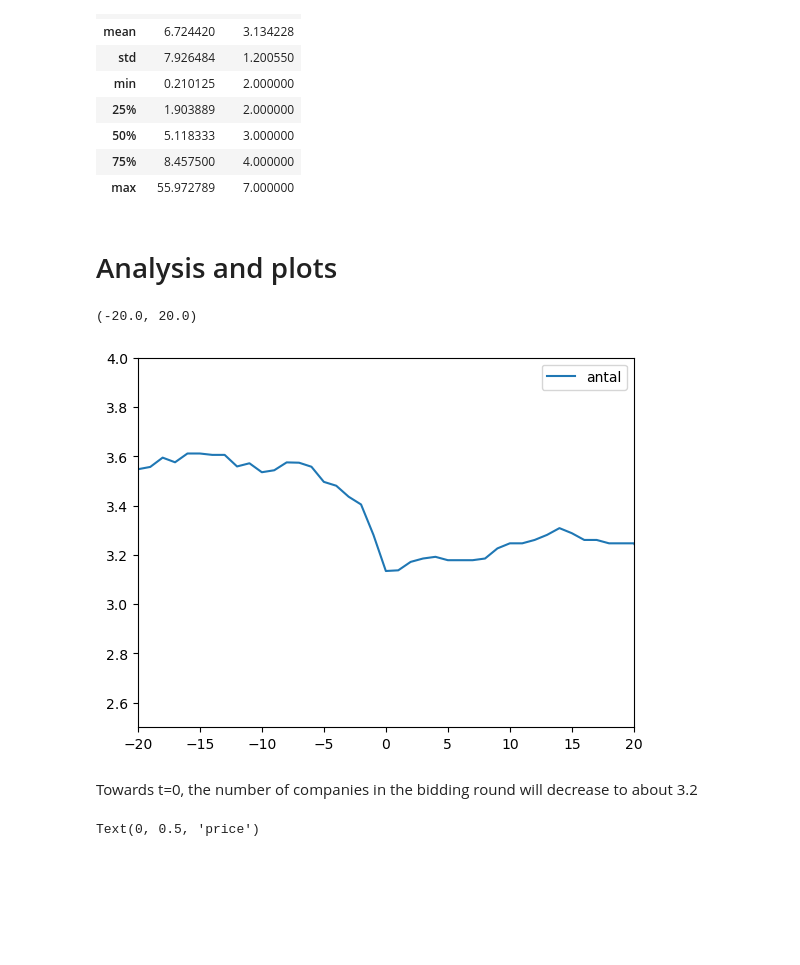
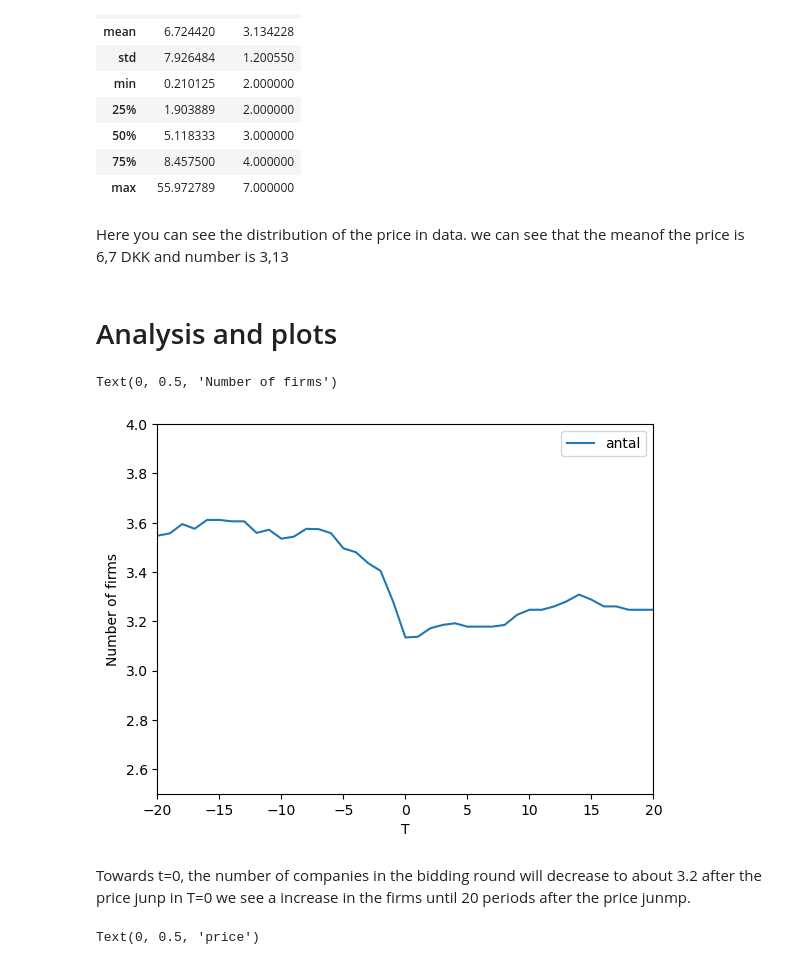
Before and after one commit to NumEconCopenhagen/projects-2023-rikke-og-emma, a Jupyter notebook: dataproject/dataproject.ipynb, the cells around one changed output. Cells and saved outputs as stored; diff of their text form; code cells hidden in the pictures; blank space fills up the shorter version.

Commit message:
data project ret

```diff
--- a/dataproject/dataproject.ipynb
+++ b/dataproject/dataproject.ipynb
@@ -197,24 +195,28 @@ dat2[dat2['tp']==0].describe()[['pris','antal']]
 | 50% | 5.118333 | 3.000000 |
 | 75% | 8.457500 | 4.000000 |
 | max | 55.972789 | 7.000000 |
+# %% [markdown]
+Here you can see the distribution of the price in data. we can see that the meanof the price is 6,7 DKK and number is 3,13
 # %% [markdown]
 # Analysis and plots
 # %%
 #loads dat2 to investigate how many companies participate in a bidding round that happens every 14 days
 dat2 = pd.read_csv('dat2.csv', sep=',')
 
 #find the average number of compaines in the bidding round
 datat = dat2.groupby('tp').antal.mean().to_frame()
 datatm =dat2.groupby('tm').antal.mean().to_frame()
 antalgrouped = datat.append(datatm)
 antalgrouped.plot()
 plt.ylim(2.5,4)
 plt.xlim(-20, 20)
+plt.xlabel('T')
+plt.ylabel('Number of firms')
 # %% [output]
-(-20.0, 20.0)
+Text(0, 0.5, 'Number of firms')
-[figure, old version]
+[figure, new version]
 # %% [markdown]
-Towards t=0, the number of companies in the bidding round will decrease to about 3.2
+Towards t=0, the number of companies in the bidding round will decrease to about 3.2 after the price junp in T=0 we see a increase in the firms until 20 periods after the price junmp.
 # %%
 #Now we find the median of firms and plot them
 median_pris=dat2.groupby('antal').pris.median().loc[2:10]
```
Also changed, not shown: parts of 6 cells of this notebook, 1 other file.
